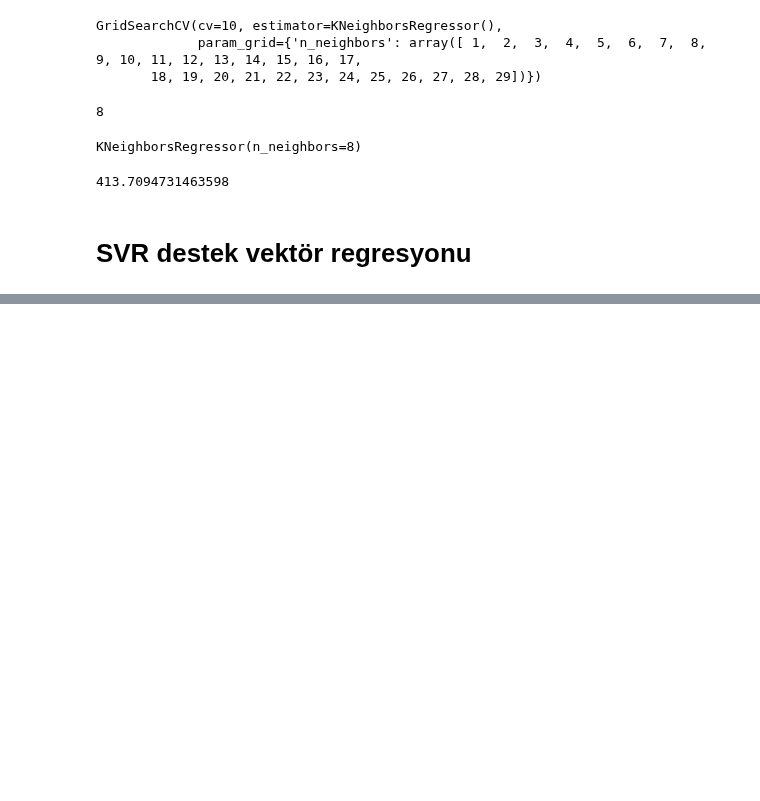
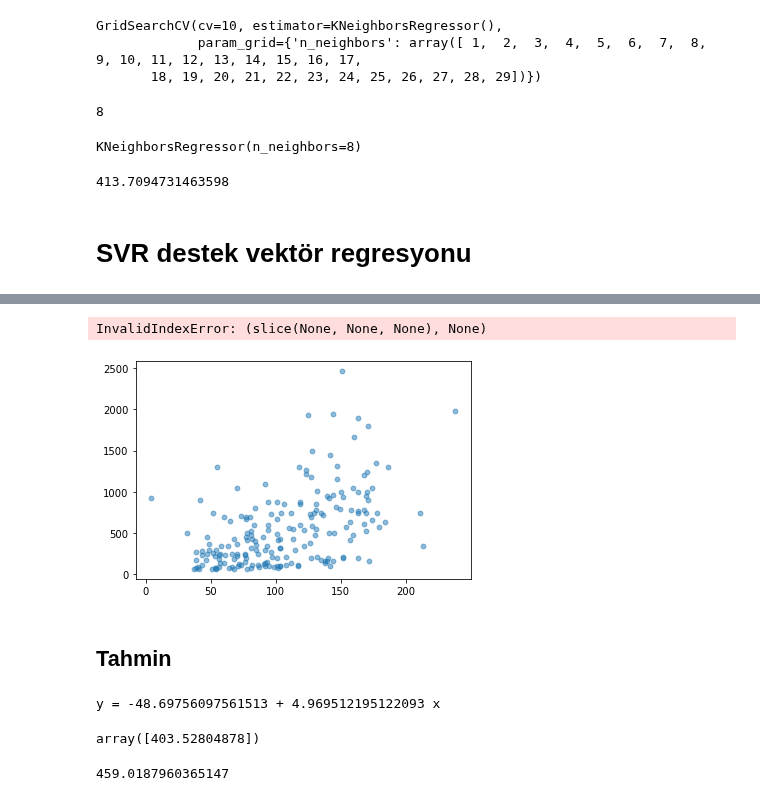
Before and after one commit to mustafaktaas/Python_StockPricePrediction_MachineLearning, a Jupyter notebook: ML-Nonlinear-Regression.ipynb, the cells around one changed output, grey strips where cells are left out. Cells and saved outputs as stored; diff of their text form; code cells hidden in the pictures; blank space fills up the shorter version.

```diff
--- a/ML-Nonlinear-Regression.ipynb
+++ b/ML-Nonlinear-Regression.ipynb
@@ -120,0 +205,20 @@ KNeighborsRegressor(n_neighbors=8)
+# %%
+plt.scatter(X_train, y_train, alpha=0.5, s=23)
+plt.plot(X_train, lm_pred, 'g')
+plt.plot(X_train, y_pred, color='r')
+
+plt.xlabel("Atış Sayısı(Hits)")
+plt.ylabel("Maaş (Salary)")
+# %% [output]
+InvalidIndexError: (slice(None, None, None), None)
+[figure, added]
+# %% [markdown]
+## Tahmin
+# %%
+print ("y = {0} + {1} x".format(svr_model.intercept_[0], svr_model.coef_[0][0]))
+# %% [output]
+y = -48.69756097561513 + 4.969512195122093 x
+# %%
+svr_model.predict([[91]])
+# %% [output]
+array([403.52804878])
@@ -120,0 +227,4 @@ KNeighborsRegressor(n_neighbors=8)
+# %%
+np.sqrt(mean_squared_error(y_test,y_pred))
+# %% [output]
+459.0187960365147
```
Also changed, not shown: parts of 17 cells of this notebook.
